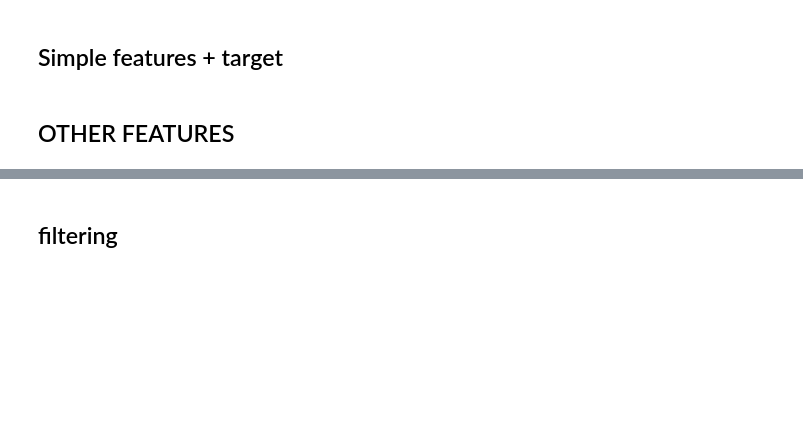
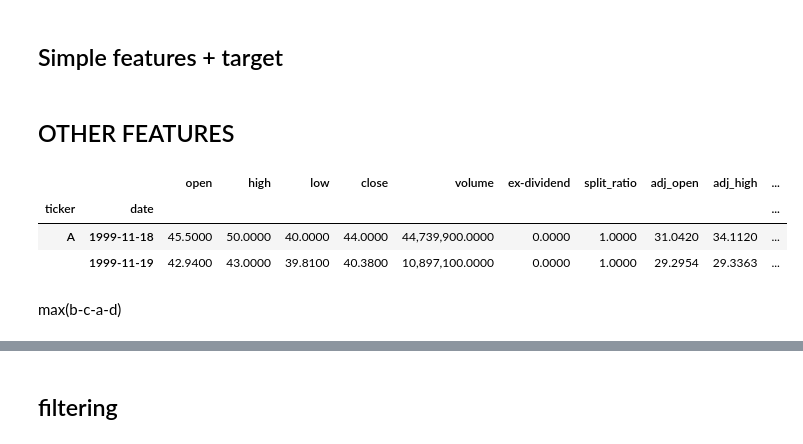
Before and after one commit to angarmin/quantitative-trading, a Jupyter notebook: notebooks/S1_template.ipynb, the cells around one changed output, grey strips where cells are left out. Cells and saved outputs as stored; diff of their text form; code cells hidden in the pictures; blank space fills up the shorter version.

```diff
--- a/notebooks/S1_template.ipynb
+++ b/notebooks/S1_template.ipynb
@@ -149,7 +149,7 @@ wiki_prices["x_returns_1y_zscr"] = (wiki_prices
 #time smooth
 def smooth(data, window:int):
     return data.rolling(window).mean()
-wiki_prices["x_returns_1y_tsmooth"]= wiki_prices.groupby(level="ticker")["x_returns1y"].apply(lambda x:  smooth(x, window=2)
+wiki_prices["x_returns_1y_tsmooth"]= wiki_prices.groupby(level="ticker")["x_returns1y"].apply(lambda x:  smooth(x, window=2))
 
 wiki_prices=wiki_prices.fillna(0)
 wiki_prices["x_returns_1y_rnk"]= wiki_prices.groupby(level="date")["x_returns1y"].rank().astype(int)
@@ -157,3 +157,12 @@ wiki_prices["x_returns_1y_rnk"]= wiki_prices.groupby(level="date")["x_returns1y"
 feat_close_vs_open = wiki_prices['adj_open']-wiki_prices['adj_close']
 feat_close_vs_open.name = 'x_close_vs_open'
 ##????????????????
+# %%
+wiki_prices.head(2)
+# %% [output]
+|  |  | open | high | low | close | volume | ex-dividend | split_ratio | adj_open | adj_high | ... |
+| ticker | date |  |  |  |  |  |  |  |  |  | ... |
+| A | 1999-11-18 | 45.5000 | 50.0000 | 40.0000 | 44.0000 | 44,739,900.0000 | 0.0000 | 1.0000 | 31.0420 | 34.1120 | ... |
+|  | 1999-11-19 | 42.9400 | 43.0000 | 39.8100 | 40.3800 | 10,897,100.0000 | 0.0000 | 1.0000 | 29.2954 | 29.3363 | ... |
+# %% [markdown]
+max(b-c-a-d)
```
Also changed, not shown: parts of 17 cells of this notebook, 1 other file.
